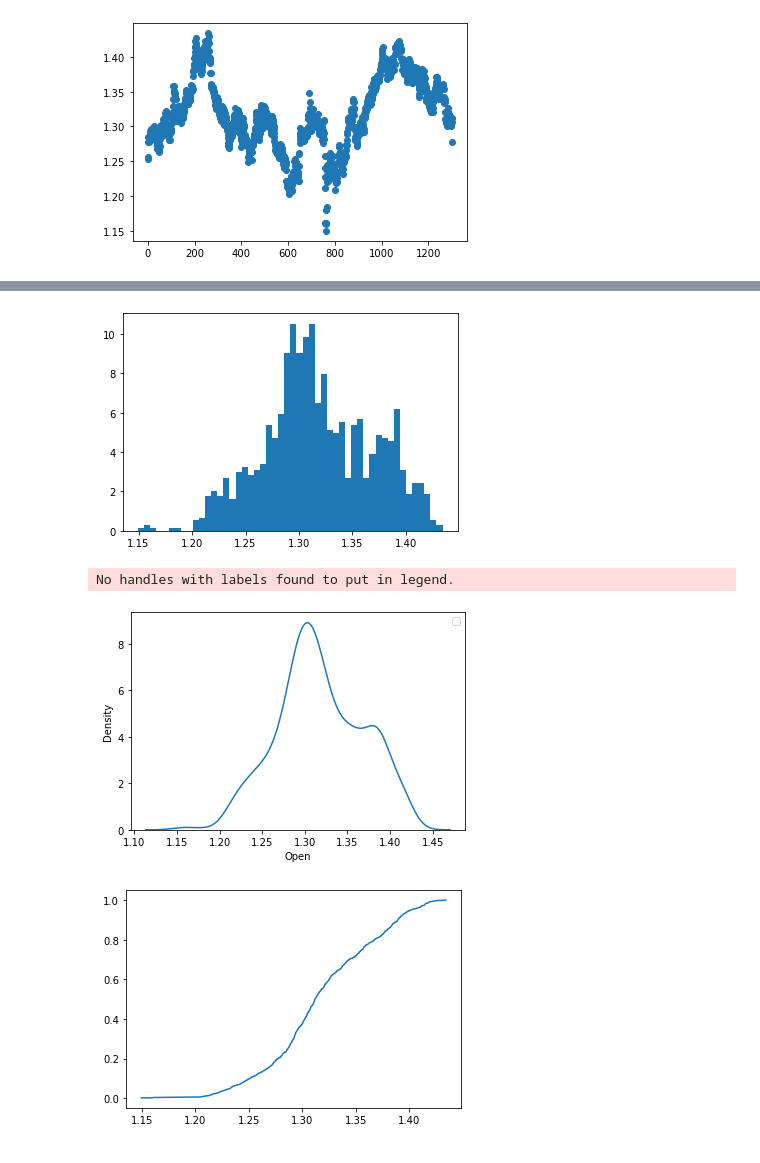
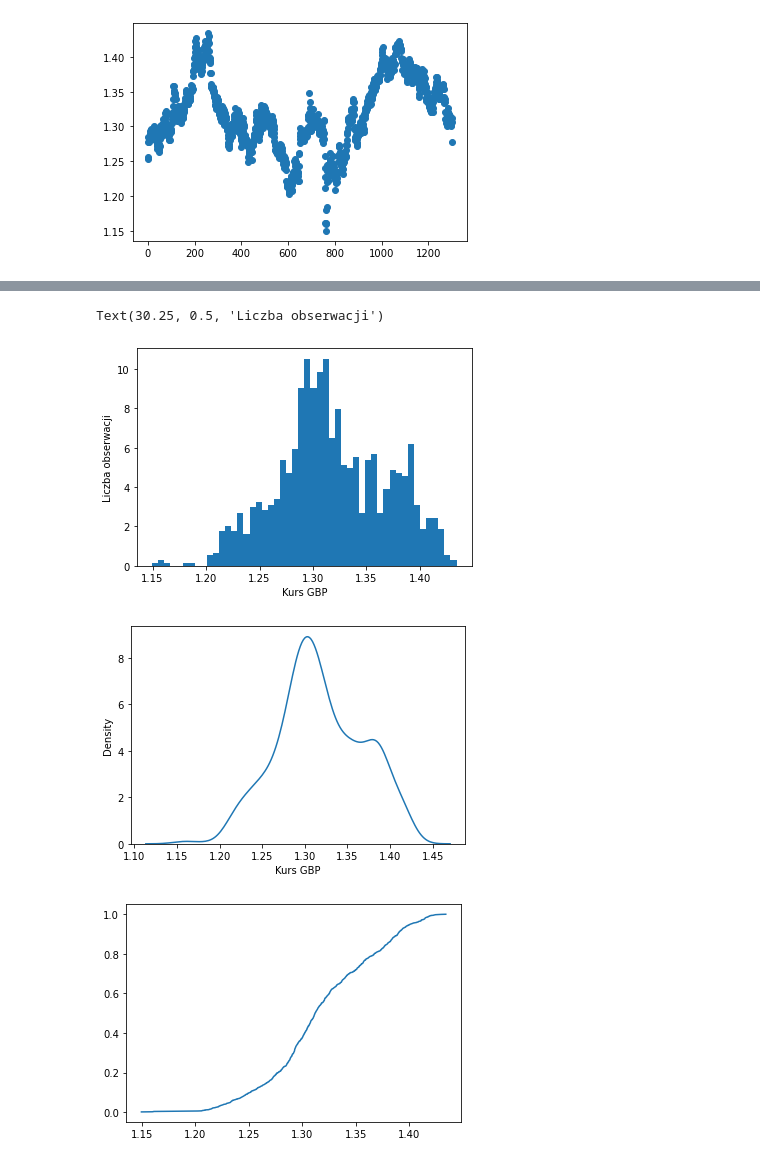
Before and after one commit to klaudynka245/statistics, a Jupyter notebook: projekt.ipynb, the cells around one changed output, grey strips where cells are left out. Cells and saved outputs as stored; diff of their text form; code cells hidden in the pictures.

```diff
--- a/projekt.ipynb
+++ b/projekt.ipynb
@@ -131,18 +138,21 @@ plt.savefig('X_sc.png')
 # %%
 plt.hist(x, density = True, bins=50)
 plt.savefig('X_hist.png')
+plt.xlabel('Kurs GBP')
+plt.ylabel('Liczba obserwacji')
 #plt.hist(y, density = True, bins=50)
 #plt.plot(np.arange(3,5,0.01),norm.pdf(np.arange(3,5,0.01),3.8,1/7))
 # %% [output]
+Text(30.25, 0.5, 'Liczba obserwacji')
-[figure, old version]
+[figure, new version]
 # %%
 sns.kdeplot(x)
 #sns.kdeplot(y,label='EUR',color='green')
-plt.legend()
+#plt.legend()
+plt.xlabel("Kurs GBP")
 plt.savefig('X_kde.png')
 # %% [output]
-No handles with labels found to put in legend.
-[figure, old version]
+[figure, new version]
 # %%
 x_x,x_y = ecdf(x)
 plt.plot(x_x,x_y)
```
Also changed, not shown: parts of 7 cells of this notebook, 12 other files.
